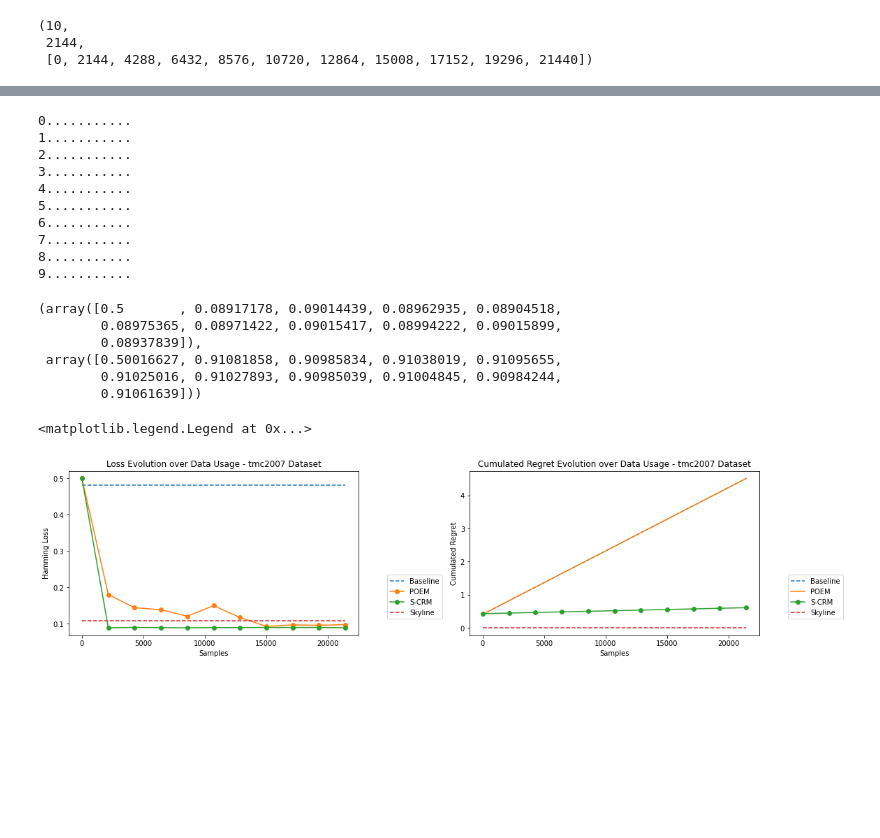
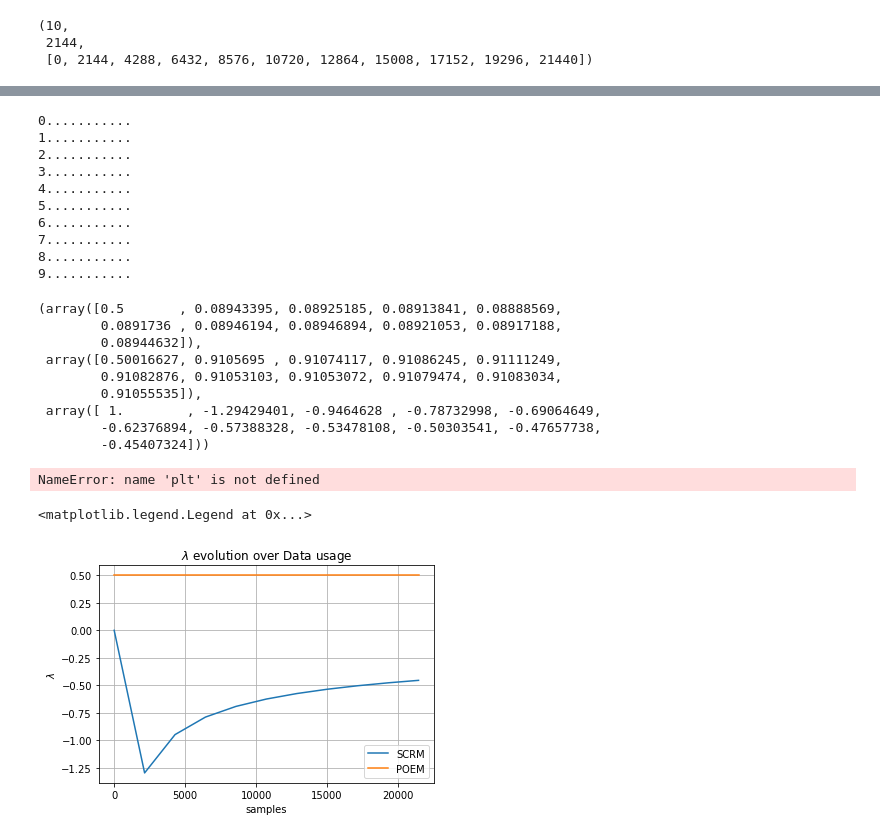
Before and after one commit to criteo-research/sequential-conterfactual-risk-minimization, a Jupyter notebook: eval_sequential_crm_multilabel_datawise.ipynb, the cells around one changed output, grey strips where cells are left out. Cells and saved outputs as stored; diff of their text form; code cells hidden in the pictures; blank space fills up the shorter version.

```diff
--- a/eval_sequential_crm_multilabel_datawise.ipynb
+++ b/eval_sequential_crm_multilabel_datawise.ipynb
@@ -136,6 +121,7 @@ crm_losses, crm_rewards
 # %%
 scrm_losses = np.ones((10, len(samples)))
 scrm_rewards = np.ones((10, len(samples)))
+scrm_lambdas = np.zeros((10, len(samples,)))
 
 for i in range(10):
     np.random.seed(i*42+1000)
@@ -158,10 +144,11 @@ for i in range(10):
                 sampling_probas = scrm_model.predict_proba(X, y)
             scrm_dataset.update_from_supervised_dataset(X, y, sampling_probas, n_samples=n_replays)
             # learning
-            lambda_ = scrm_model.theoretical_exploration_bonus(batch_size*n_replays, len(X_train)*n_replays)
+            lambda_ = -1*scrm_model.theoretical_exploration_bonus(batch_size*n_replays*j, len(X_train)*n_replays)
+            scrm_lambdas[i,j] = lambda_
             scrm_model.fit(
                 crm_dataset,
-                lambda_ = scrm_model.theoretical_exploration_bonus(len(scrm_dataset), n_replays * len(X_train)) * .01,
+                lambda_ = lambda_,
                 verbose = 0
             )
         # eval
@@ -175,7 +162,8 @@ for i in range(10):
 
 scrm_losses = scrm_losses.mean(axis=0)
 scrm_rewards = scrm_rewards.mean(axis=0)
-scrm_losses, scrm_rewards
+scrm_lambdas = scrm_lambdas.mean(axis=0)
+scrm_losses, scrm_rewards, scrm_lambdas
 # %% [output]
 0...........
 1...........
@@ -187,12 +175,15 @@ scrm_losses, scrm_rewards
 7...........
 8...........
 9...........
-(array([0.5       , 0.08917178, 0.09014439, 0.08962935, 0.08904518,
-        0.08975365, 0.08971422, 0.09015417, 0.08994222, 0.09015899,
-        0.08937839]),
- array([0.50016627, 0.91081858, 0.90985834, 0.91038019, 0.91095655,
-        0.91025016, 0.91027893, 0.90985039, 0.91004845, 0.90984244,
-        0.91061639]))
+(array([0.5       , 0.08943395, 0.08925185, 0.08913841, 0.08888569,
+        0.0891736 , 0.08946194, 0.08946894, 0.08921053, 0.08917188,
+        0.08944632]),
+ array([0.50016627, 0.9105695 , 0.91074117, 0.91086245, 0.91111249,
+        0.91082876, 0.91053103, 0.91053072, 0.91079474, 0.91083034,
+        0.91055535]),
+ array([ 1.        , -1.29429401, -0.9464628 , -0.78732998, -0.69064649,
+        -0.62376894, -0.57388328, -0.53478108, -0.50303541, -0.47657738,
+        -0.45407324]))
 # %%
 baseline_reward = np.mean([
     CRMDataset().update_from_supervised_dataset(
@@ -232,6 +223,7 @@ ax1.plot(samples, scrm_losses, 'o-', label='S-CRM')
 ax1.plot(samples, np.ones_like(crm_losses)*skyline_loss, '--', label='Skyline')
 #ax1.plot(samples, np.ones_like(crm_losses)*map_skyline_loss, '--', label='Skyline (MAP)')
 ax1.set_ylabel('Hamming Loss')
+ax1.grid()
 ax1.legend(loc=(1.1, .1))
 
 ax2.set_title('Cumulated Regret Evolution over Data Usage - %s Dataset' % dataset_name)
@@ -241,9 +233,19 @@ ax2.plot(samples, np.cumsum(map_skyline_rewards) - np.cumsum(np.ones_like(crm_lo
 ax2.plot(samples, np.cumsum(map_skyline_rewards) - np.cumsum(crm_rewards), '-', label='POEM')
 # ax2.plot(samples[1:], ucrm_rewards, 'o-', label='POEM + Unif. Explo.')
 ax2.plot(samples, np.cumsum(map_skyline_rewards) - np.cumsum(scrm_rewards), 'o-', label='S-CRM')
-ax2.plot(samples, np.zeros_like(skyline_rewards), '--', label='Skyline')
+ax2.grid()
 ax2.set_ylabel('Cumulated Regret')
 ax2.legend(loc=(1.1, .1))
 # %% [output]
-<matplotlib.legend.Legend at 0x...>
+NameError: name 'plt' is not defined
-[figure, removed]
+# %%
+plt.title('$\lambda$ evolution over Data usage')
+plt.ylabel('$\lambda$')
+plt.xlabel('samples')
+plt.plot(samples, scrm_lambdas, label='SCRM')
+plt.plot(samples, np.ones_like(scrm_lambdas)*.5, label='POEM')
+plt.grid()
+plt.legend()
+# %% [output]
+<matplotlib.legend.Legend at 0x...>
+[figure, added]
```
Also changed, not shown: parts of 3 cells of this notebook, 4 other files.
